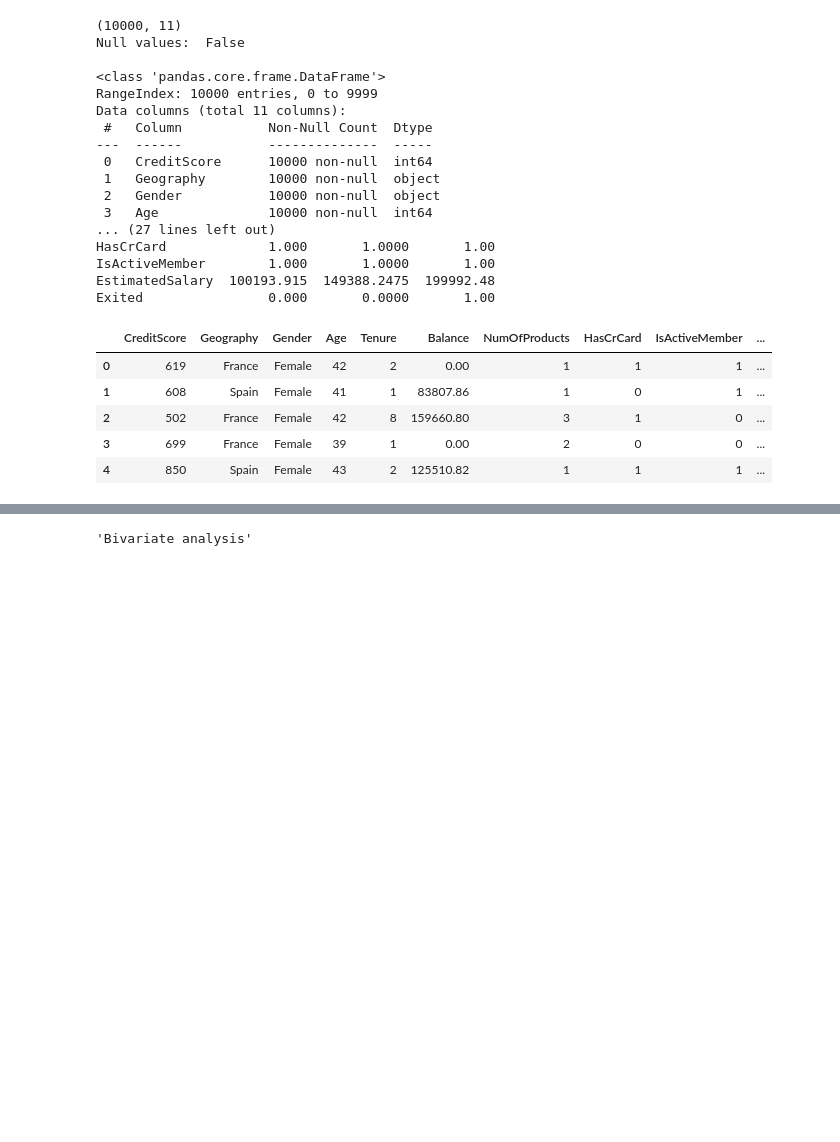
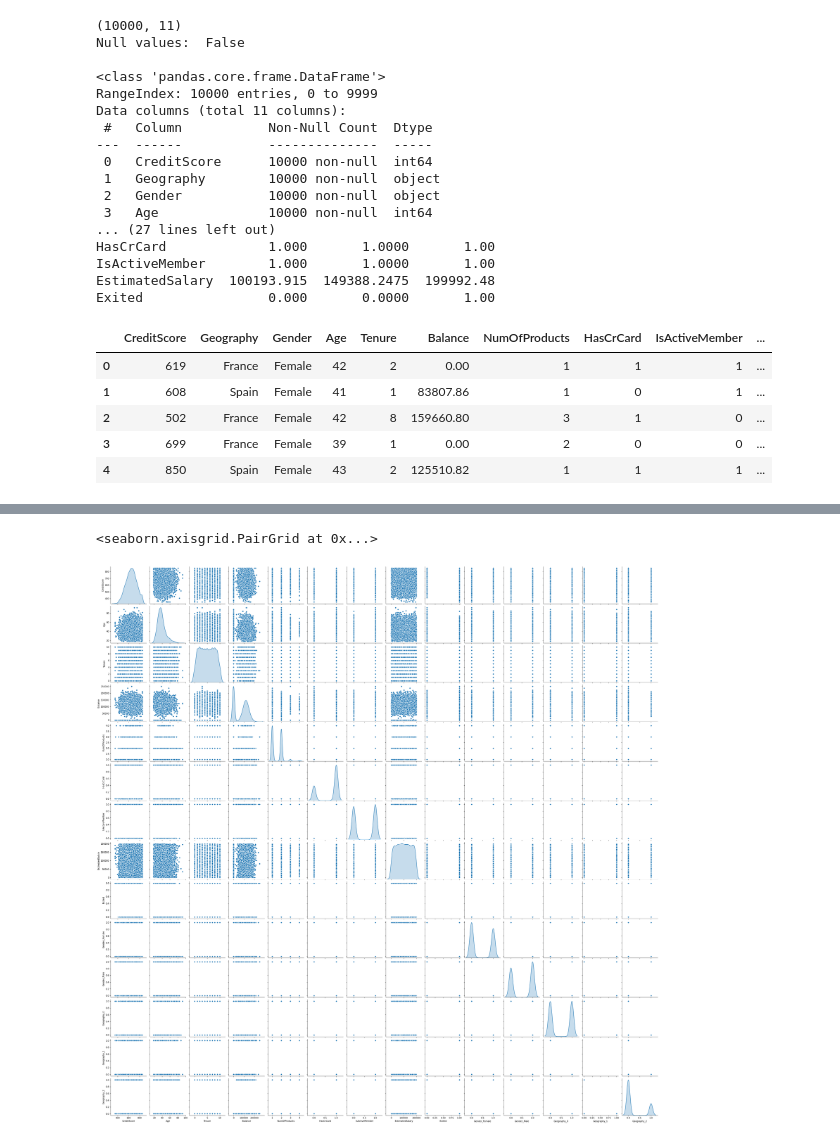
Before and after one commit to sjhamb31/AIML_GreatLearning, a Jupyter notebook: Assignment6_neural_network_SJ.ipynb, the cells around one changed output, grey strips where cells are left out. Cells and saved outputs as stored; diff of their text form; code cells hidden in the pictures; blank space fills up the shorter version.

```diff
--- a/Assignment6_neural_network_SJ.ipynb
+++ b/Assignment6_neural_network_SJ.ipynb
@@ -89,4 +87,6 @@ df.head()
 # %%
 '''Bivariate analysis'''
+sns.pairplot(df, diag_kind='kde')
 # %% [output]
-'Bivariate analysis'
+<seaborn.axisgrid.PairGrid at 0x...>
+[figure, added]
```
Also changed, not shown: parts of 10 cells of this notebook.
